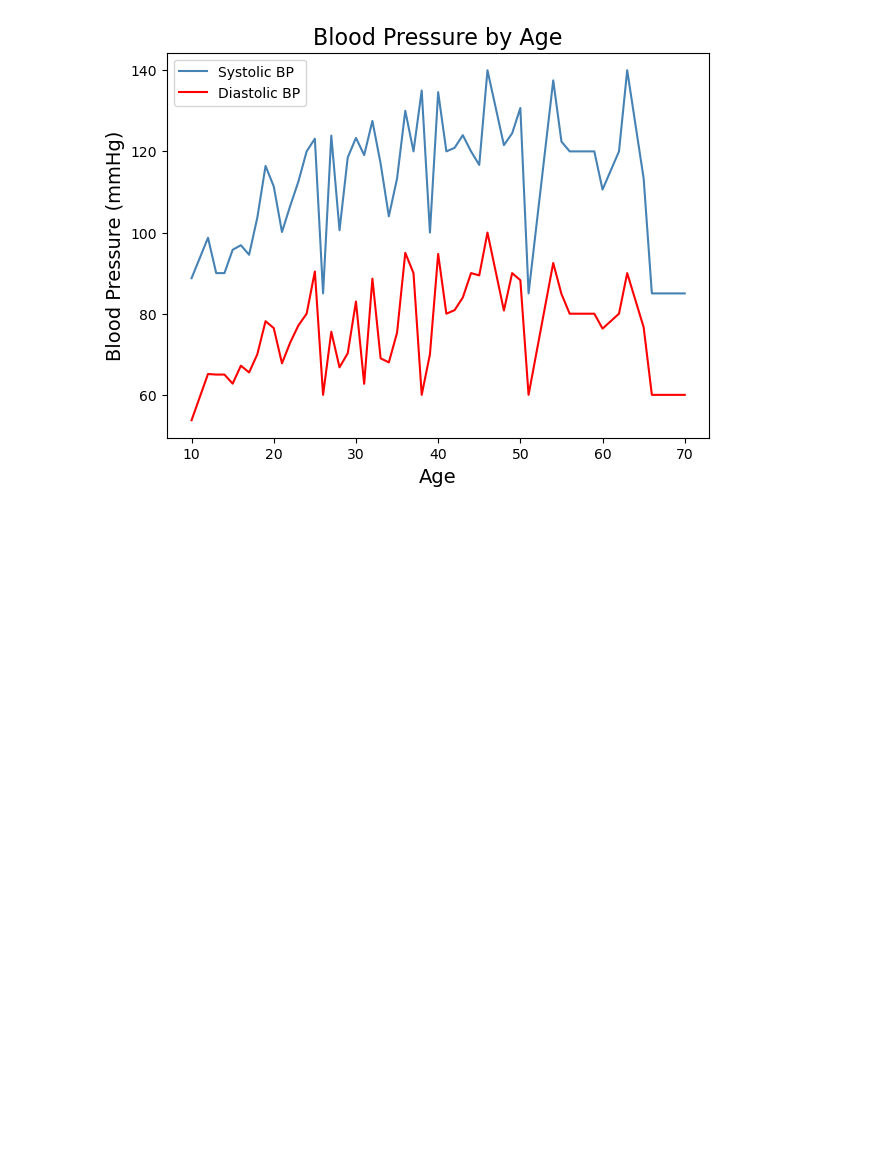
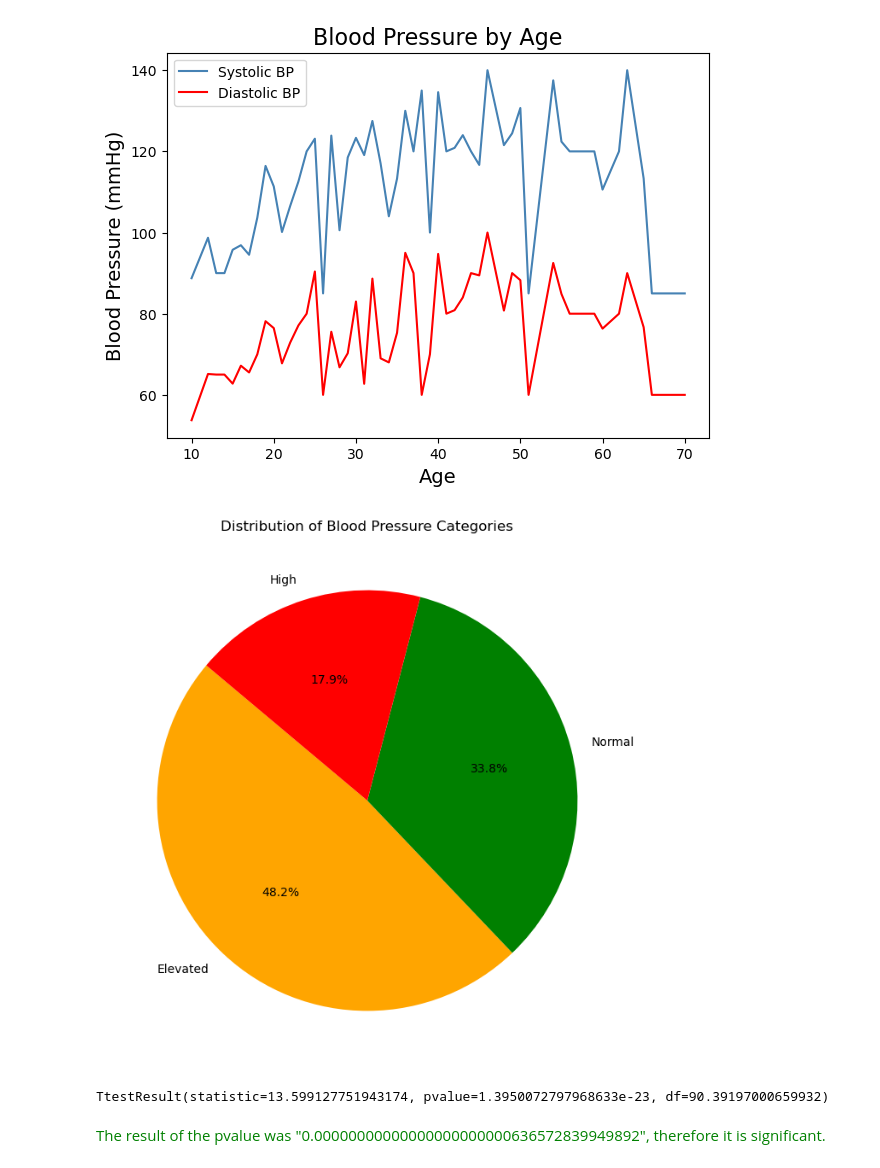
Before and after one commit to larissarmourap/Project1group3, a Jupyter notebook: Project-One.ipynb, the cells around one changed output. Cells and saved outputs as stored; diff of their text form; code cells hidden in the pictures; blank space fills up the shorter version.

```diff
--- a/Project-One.ipynb
+++ b/Project-One.ipynb
@@ -166,3 +176,32 @@ plt.legend()
 plt.show()
 # %% [output]
 [figure]
+# %%
+# Creating a pie chart distributing blood pressure categories
+def categorize_bp(row):
+    if row['Systolic Blood Pressure'] < 120 and row['Diastolic Blood Pressure'] < 80:
+        return 'Normal'
+    elif (120 <= row['Systolic Blood Pressure'] < 130) or (80 <= row['Diastolic Blood Pressure'] < 89):
+        return 'Elevated'
+    else:
+        return 'High'
+
+maternal_bp['BP_Category'] = maternal_bp.apply(categorize_bp, axis=1)
+category_counts = maternal_bp['BP_Category'].value_counts()
+
+# Ploting pie chart
+plt.figure(figsize=(8, 8))
+plt.pie(category_counts, labels=category_counts.index, autopct='%1.1f%%', startangle=140, colors=['orange', 'green', 'red'])
+plt.title('Distribution of Blood Pressure Categories')
+
+# Print
+plt.savefig("C:/Users/lnata/Github/Project1group3/Output-Data\Fig2.png")
+plt.show()
+# %% [output]
+[figure, added]
+# %%
+stats.ttest_ind(grouped_bp["Systolic Blood Pressure"], grouped_bp["Diastolic Blood Pressure"], equal_var=False)
+# %% [output]
+TtestResult(statistic=13.599127751943174, pvalue=1.3950072797968633e-23, df=90.39197000659932)
+# %% [markdown]
+<span style="color:green"> The result of the pvalue was "0.00000000000000000000000636572839949892", therefore it is significant. </span>
```
Also changed, not shown: parts of 16 cells of this notebook, 4 other files.
